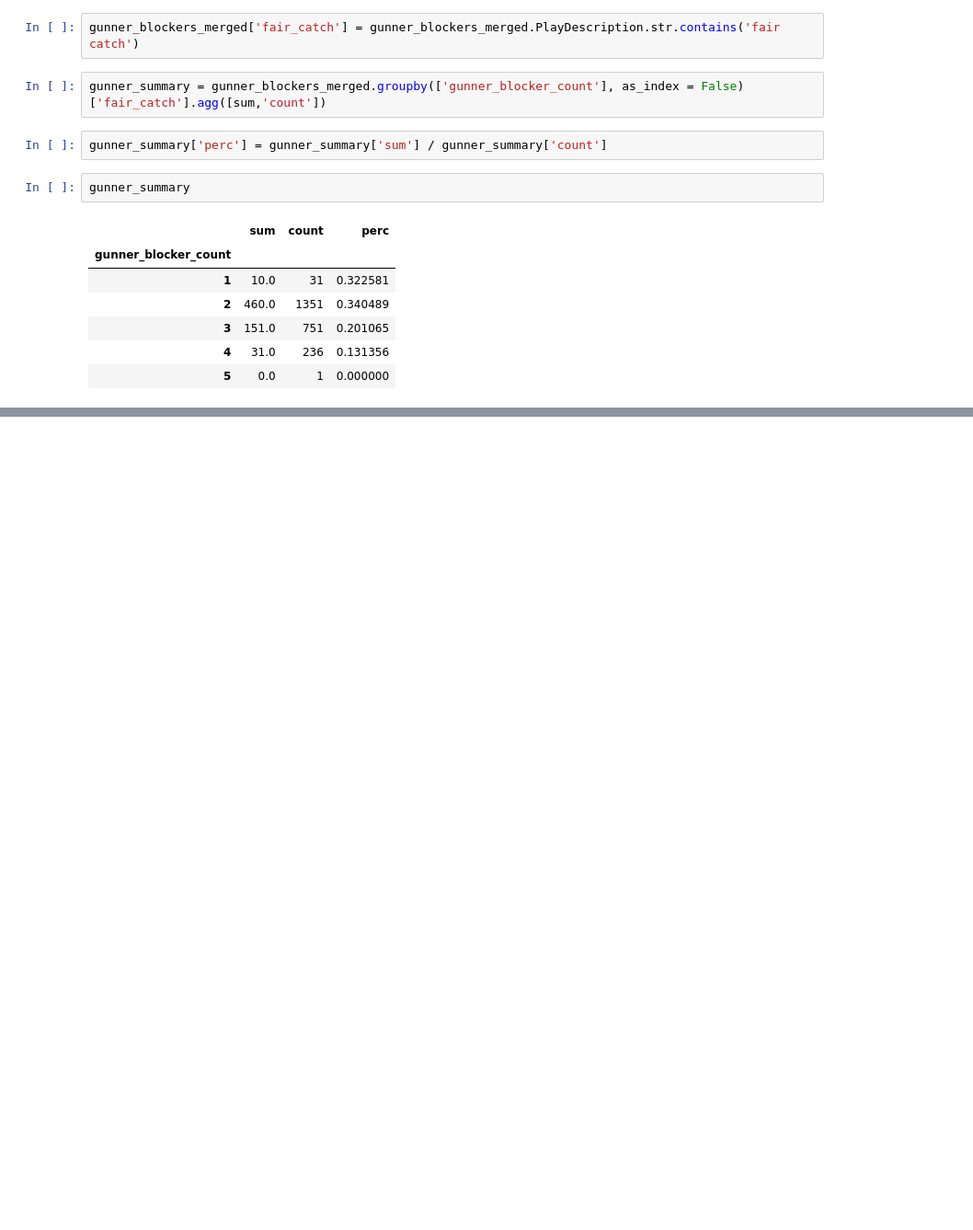
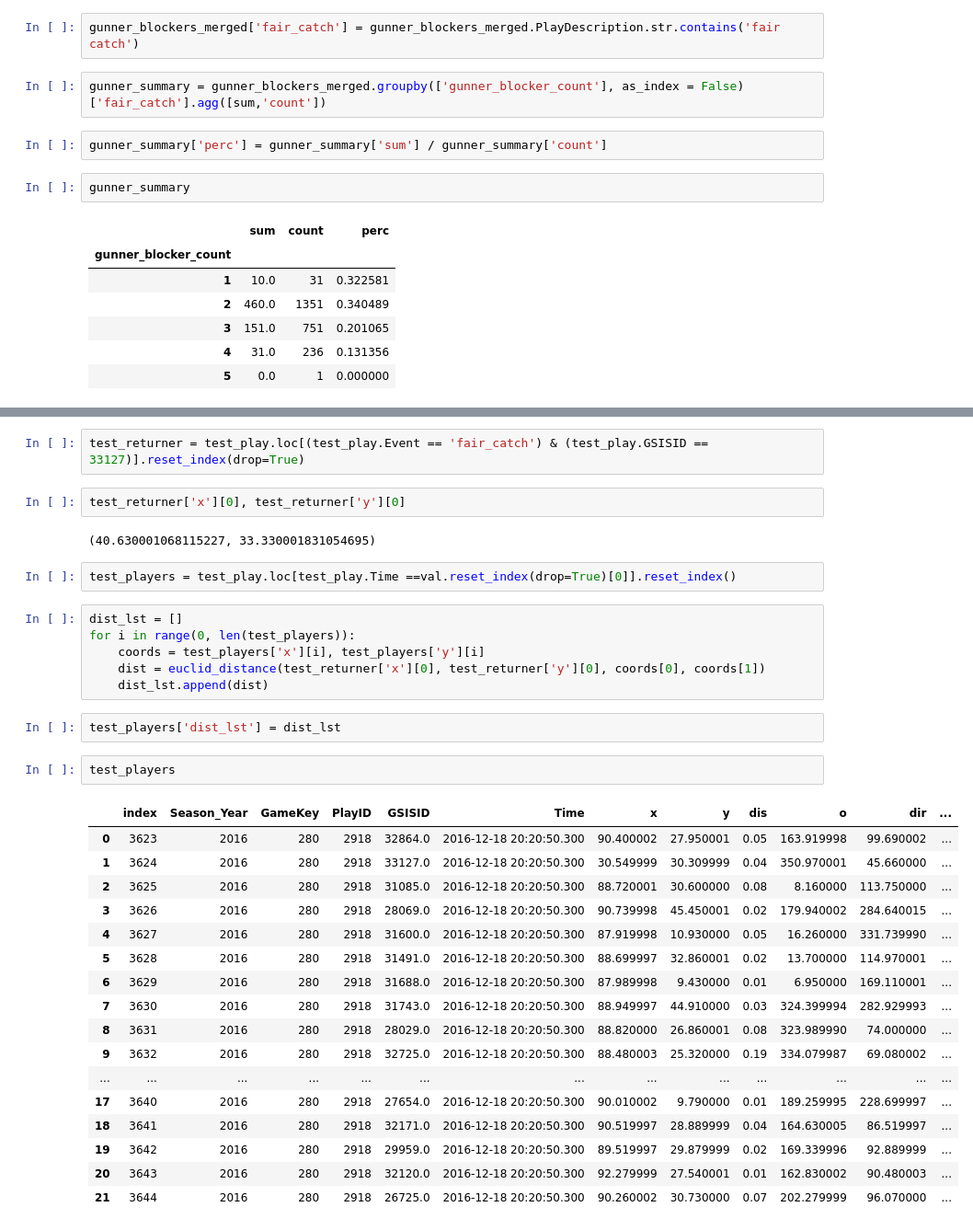
Before and after one commit to mtodisco10/nfl-punt-analytics, a Jupyter notebook: nfl_punt_script.ipynb, the cells around one changed output, grey strips where cells are left out. Shown at 92% size. Cells and saved outputs as stored; diff of their text form; blank space fills up the shorter version.

Commit message:
early stages of distance from metrics

```diff
--- a/nfl_punt_script.ipynb
+++ b/nfl_punt_script.ipynb
@@ -525,0 +596,36 @@ gunner_summary
+# %%
+test_returner = test_play.loc[(test_play.Event == 'fair_catch') & (test_play.GSISID == 33127)].reset_index(drop=True)
+# %%
+test_returner['x'][0], test_returner['y'][0]
+# %% [output]
+(40.630001068115227, 33.330001831054695)
+# %%
+test_players = test_play.loc[test_play.Time ==val.reset_index(drop=True)[0]].reset_index()
+# %%
+dist_lst = []
+for i in range(0, len(test_players)):
+    coords = test_players['x'][i], test_players['y'][i]
+    dist = euclid_distance(test_returner['x'][0], test_returner['y'][0], coords[0], coords[1])
+    dist_lst.append(dist)
+# %%
+test_players['dist_lst'] = dist_lst
+# %%
+test_players
+# %% [output]
+|  | index | Season_Year | GameKey | PlayID | GSISID | Time | x | y | dis | o | dir | ... |
+| 0 | 3623 | 2016 | 280 | 2918 | 32864.0 | 2016-12-18 20:20:50.300 | 90.400002 | 27.950001 | 0.05 | 163.919998 | 99.690002 | ... |
+| 1 | 3624 | 2016 | 280 | 2918 | 33127.0 | 2016-12-18 20:20:50.300 | 30.549999 | 30.309999 | 0.04 | 350.970001 | 45.660000 | ... |
+| 2 | 3625 | 2016 | 280 | 2918 | 31085.0 | 2016-12-18 20:20:50.300 | 88.720001 | 30.600000 | 0.08 | 8.160000 | 113.750000 | ... |
+| 3 | 3626 | 2016 | 280 | 2918 | 28069.0 | 2016-12-18 20:20:50.300 | 90.739998 | 45.450001 | 0.02 | 179.940002 | 284.640015 | ... |
+| 4 | 3627 | 2016 | 280 | 2918 | 31600.0 | 2016-12-18 20:20:50.300 | 87.919998 | 10.930000 | 0.05 | 16.260000 | 331.739990 | ... |
+| 5 | 3628 | 2016 | 280 | 2918 | 31491.0 | 2016-12-18 20:20:50.300 | 88.699997 | 32.860001 | 0.02 | 13.700000 | 114.970001 | ... |
+| 6 | 3629 | 2016 | 280 | 2918 | 31688.0 | 2016-12-18 20:20:50.300 | 87.989998 | 9.430000 | 0.01 | 6.950000 | 169.110001 | ... |
+| 7 | 3630 | 2016 | 280 | 2918 | 31743.0 | 2016-12-18 20:20:50.300 | 88.949997 | 44.910000 | 0.03 | 324.399994 | 282.929993 | ... |
+| 8 | 3631 | 2016 | 280 | 2918 | 28029.0 | 2016-12-18 20:20:50.300 | 88.820000 | 26.860001 | 0.08 | 323.989990 | 74.000000 | ... |
+| 9 | 3632 | 2016 | 280 | 2918 | 32725.0 | 2016-12-18 20:20:50.300 | 88.480003 | 25.320000 | 0.19 | 334.079987 | 69.080002 | ... |
+| ... | ... | ... | ... | ... | ... | ... | ... | ... | ... | ... | ... | ... |
+| 17 | 3640 | 2016 | 280 | 2918 | 27654.0 | 2016-12-18 20:20:50.300 | 90.010002 | 9.790000 | 0.01 | 189.259995 | 228.699997 | ... |
+| 18 | 3641 | 2016 | 280 | 2918 | 32171.0 | 2016-12-18 20:20:50.300 | 90.519997 | 28.889999 | 0.04 | 164.630005 | 86.519997 | ... |
+| 19 | 3642 | 2016 | 280 | 2918 | 29959.0 | 2016-12-18 20:20:50.300 | 89.519997 | 29.879999 | 0.02 | 169.339996 | 92.889999 | ... |
+| 20 | 3643 | 2016 | 280 | 2918 | 32120.0 | 2016-12-18 20:20:50.300 | 92.279999 | 27.540001 | 0.01 | 162.830002 | 90.480003 | ... |
+| 21 | 3644 | 2016 | 280 | 2918 | 26725.0 | 2016-12-18 20:20:50.300 | 90.260002 | 30.730000 | 0.07 | 202.279999 | 96.070000 | ... |
```
Also changed, not shown: parts of 16 cells of this notebook.
